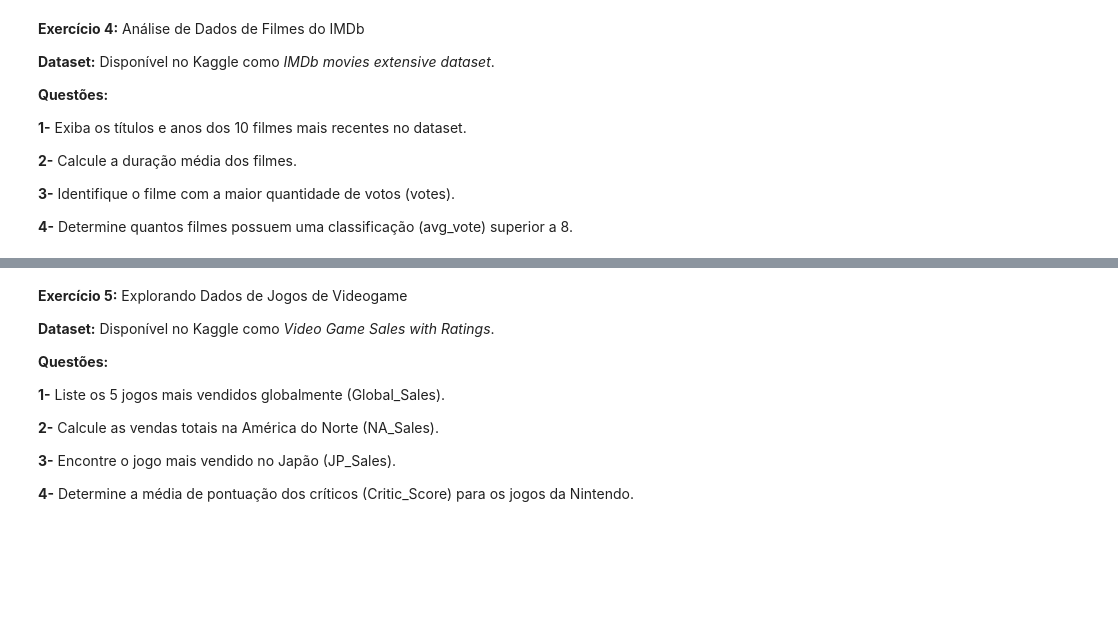
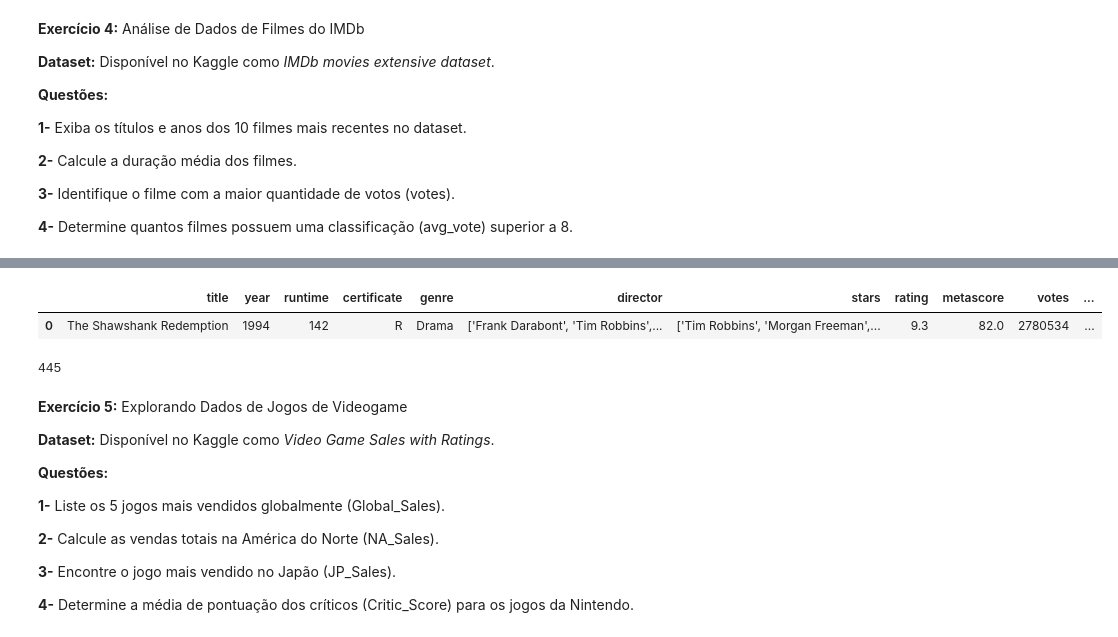
Before and after one commit to brunoopinheiro/ada-data-science-study, a Jupyter notebook: 02-02-pandas/Lista II - Pandas.ipynb, the cells around one changed output, grey strips where cells are left out. Saved outputs shown, nothing was run; the diff lists cells and outputs as text; code cells hidden in the pictures; blank space fills up the shorter version.

```diff
--- a/02-02-pandas/Lista II - Pandas.ipynb
+++ b/02-02-pandas/Lista II - Pandas.ipynb
@@ -277,3 +346,14 @@ __4-__ Determine quantos filmes possuem uma classificação (avg_vote) superior
+# %%
+# __3-__ Identifique o filme com a maior quantidade de votos (votes).
+(imdb_dataset.sort_values(by='votes', ascending=False).head(1))
+# %% [output]
+|  | title | year | runtime | certificate | genre | director | stars | rating | metascore | votes | ... |
+| 0 | The Shawshank Redemption | 1994 | 142 | R | Drama | ['Frank Darabont', 'Tim Robbins',... | ['Tim Robbins', 'Morgan Freeman',... | 9.3 | 82.0 | 2780534 | ... |
+# %%
+# __4-__ Determine quantos filmes possuem uma classificação (avg_vote) superior a 8.
+(imdb_dataset[imdb_dataset['rating'] > 8].shape[0])
+# %% [output]
+445
 # %% [markdown]
 __Exercício 5:__ Explorando Dados de Jogos de Videogame
 
```
Also changed, not shown: parts of 5 cells of this notebook.
